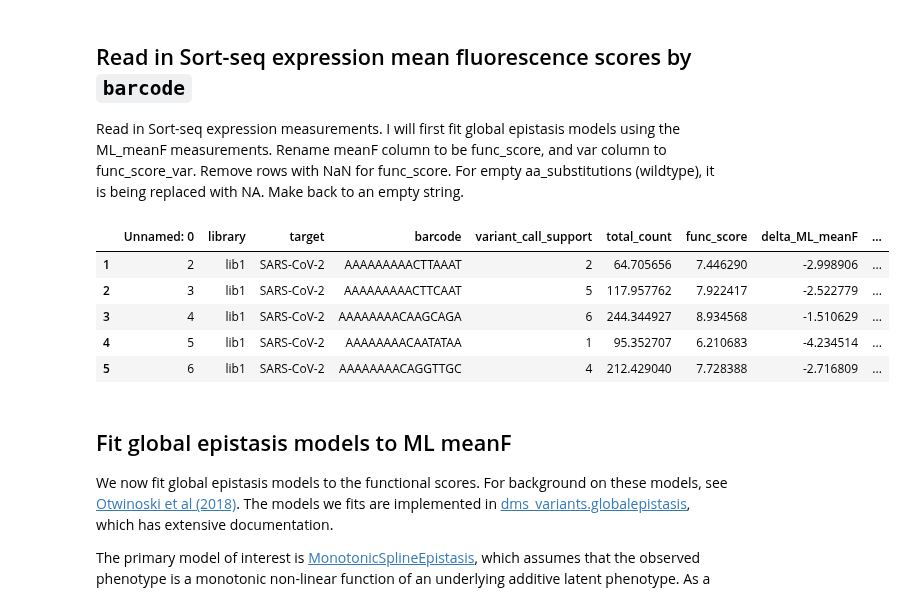
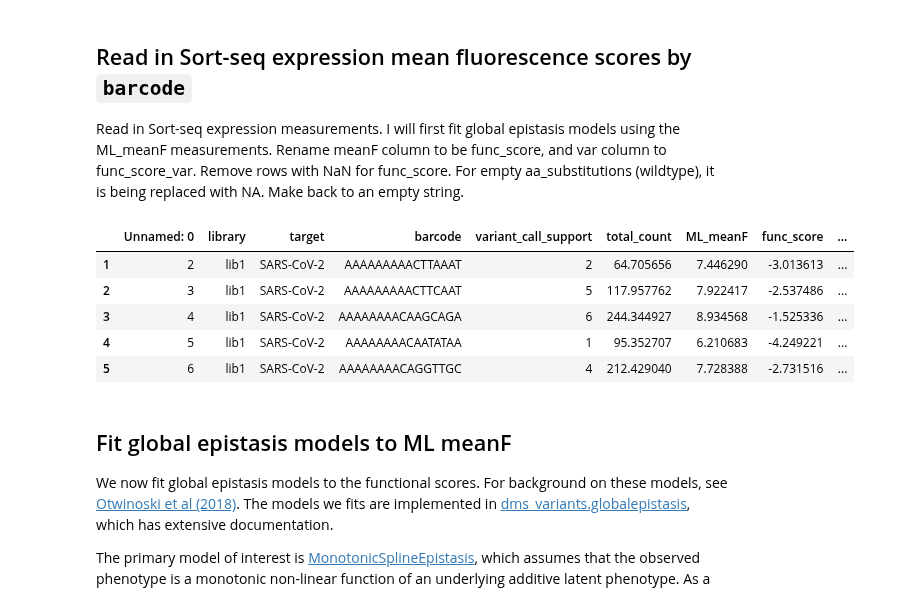
Before and after one commit to jbloomlab/SARS-CoV-2-RBD_DMS, a Jupyter notebook: global_epistasis_expression.ipynb, the cells around one changed output. Saved outputs shown, nothing was run; the diff lists cells and outputs as text; code cells hidden in the pictures.

```diff
--- a/global_epistasis_expression.ipynb
+++ b/global_epistasis_expression.ipynb
@@ -68,17 +68,17 @@ os.makedirs(config['figs_dir'], exist_ok=True)
 Read in Sort-seq expression measurements. I will first fit global epistasis models using the ML_meanF measurements. Rename meanF column to be func_score, and var column to func_score_var. Remove rows with NaN for func_score. For empty aa_substitutions (wildtype), it is being replaced with NA. Make back to an empty string.
 # %%
 df = pd.read_csv(config['expression_sortseq_file'])
-df.rename(columns={'ML_meanF':'func_score','var_ML_meanF':'func_score_var'},inplace=True)
+df.rename(columns={'delta_ML_meanF':'func_score','var_ML_meanF':'func_score_var'},inplace=True)
 func_scores = df[pd.notnull(df['func_score'])]
 func_scores.fillna('',inplace=True)
 func_scores.head()
 # %% [output]
-|  | Unnamed: 0 | library | target | barcode | variant_call_support | total_count | func_score | delta_ML_meanF | ... |
-| 1 | 2 | lib1 | SARS-CoV-2 | AAAAAAAAACTTAAAT | 2 | 64.705656 | 7.446290 | -2.998906 | ... |
-| 2 | 3 | lib1 | SARS-CoV-2 | AAAAAAAAACTTCAAT | 5 | 117.957762 | 7.922417 | -2.522779 | ... |
-| 3 | 4 | lib1 | SARS-CoV-2 | AAAAAAAACAAGCAGA | 6 | 244.344927 | 8.934568 | -1.510629 | ... |
-| 4 | 5 | lib1 | SARS-CoV-2 | AAAAAAAACAATATAA | 1 | 95.352707 | 6.210683 | -4.234514 | ... |
-| 5 | 6 | lib1 | SARS-CoV-2 | AAAAAAAACAGGTTGC | 4 | 212.429040 | 7.728388 | -2.716809 | ... |
+|  | Unnamed: 0 | library | target | barcode | variant_call_support | total_count | ML_meanF | func_score | ... |
+| 1 | 2 | lib1 | SARS-CoV-2 | AAAAAAAAACTTAAAT | 2 | 64.705656 | 7.446290 | -3.013613 | ... |
+| 2 | 3 | lib1 | SARS-CoV-2 | AAAAAAAAACTTCAAT | 5 | 117.957762 | 7.922417 | -2.537486 | ... |
+| 3 | 4 | lib1 | SARS-CoV-2 | AAAAAAAACAAGCAGA | 6 | 244.344927 | 8.934568 | -1.525336 | ... |
+| 4 | 5 | lib1 | SARS-CoV-2 | AAAAAAAACAATATAA | 1 | 95.352707 | 6.210683 | -4.249221 | ... |
+| 5 | 6 | lib1 | SARS-CoV-2 | AAAAAAAACAGGTTGC | 4 | 212.429040 | 7.728388 | -2.731516 | ... |
 # %% [markdown]
 ## Fit global epistasis models to ML meanF
 We now fit global epistasis models to the functional scores.
```
Also changed, not shown: parts of 11 cells of this notebook, 41 other files.
